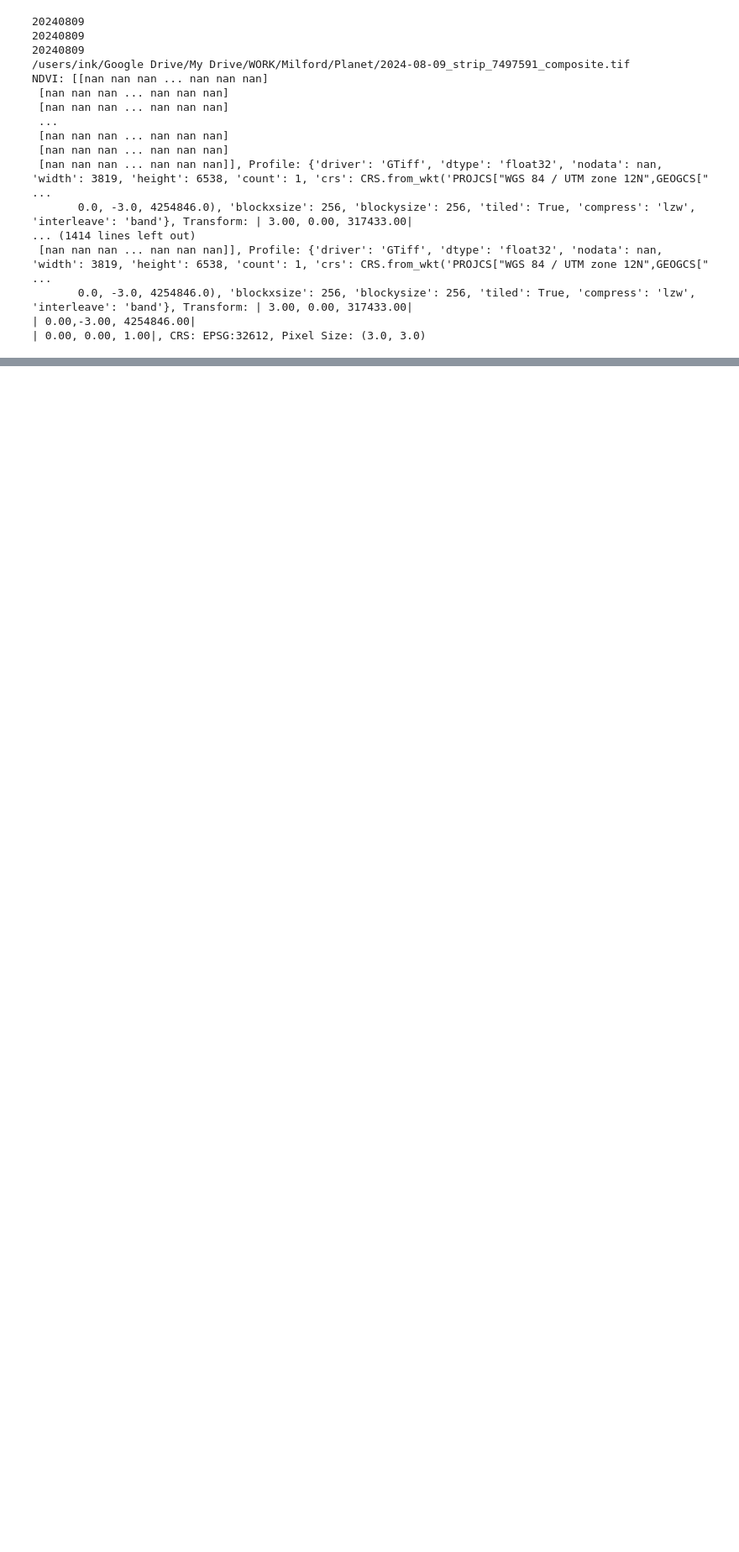
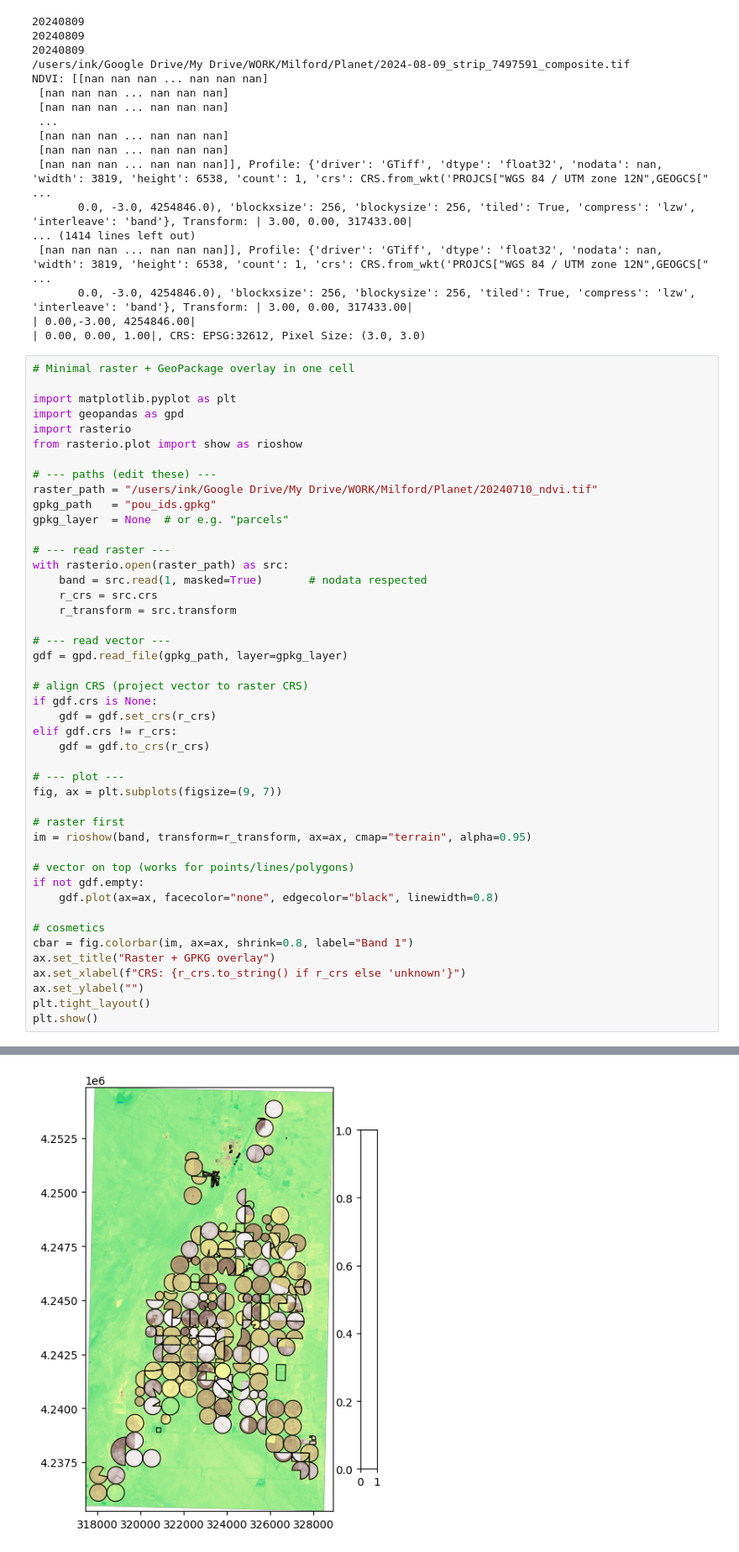
Before and after one commit to inkenbrandt/well_pump, a Jupyter notebook: planet_an.ipynb, the cells around one changed output, grey strips where cells are left out. Shown at 84% size. Drawn from its saved outputs; the diff is of its cells as text; blank space fills up the shorter version.

```diff
--- a/planet_an.ipynb
+++ b/planet_an.ipynb
@@ -257,3 +278,49 @@ NDVI: [[nan nan nan ... nan nan nan]
        0.0, -3.0, 4254846.0), 'blockxsize': 256, 'blockysize': 256, 'tiled': True, 'compress': 'lzw', 'interleave': 'band'}, Transform: | 3.00, 0.00, 317433.00|
 | 0.00,-3.00, 4254846.00|
 | 0.00, 0.00, 1.00|, CRS: EPSG:32612, Pixel Size: (3.0, 3.0)
+# %%
+# Minimal raster + GeoPackage overlay in one cell
+
+import matplotlib.pyplot as plt
+import geopandas as gpd
+import rasterio
+from rasterio.plot import show as rioshow
+
+# --- paths (edit these) ---
+raster_path = "/users/ink/Google Drive/My Drive/WORK/Milford/Planet/20240710_ndvi.tif"
+gpkg_path   = "pou_ids.gpkg"
+gpkg_layer  = None  # or e.g. "parcels"
+
+# --- read raster ---
+with rasterio.open(raster_path) as src:
+    band = src.read(1, masked=True)       # nodata respected
+    r_crs = src.crs
+    r_transform = src.transform
+
+# --- read vector ---
+gdf = gpd.read_file(gpkg_path, layer=gpkg_layer)
+
+# align CRS (project vector to raster CRS)
+if gdf.crs is None:
+    gdf = gdf.set_crs(r_crs)
+elif gdf.crs != r_crs:
+    gdf = gdf.to_crs(r_crs)
+
+# --- plot ---
+fig, ax = plt.subplots(figsize=(9, 7))
+
+# raster first
+im = rioshow(band, transform=r_transform, ax=ax, cmap="terrain", alpha=0.95)
+
+# vector on top (works for points/lines/polygons)
+if not gdf.empty:
+    gdf.plot(ax=ax, facecolor="none", edgecolor="black", linewidth=0.8)
+
+# cosmetics
+cbar = fig.colorbar(im, ax=ax, shrink=0.8, label="Band 1")
+ax.set_title("Raster + GPKG overlay")
+ax.set_xlabel(f"CRS: {r_crs.to_string() if r_crs else 'unknown'}")
+ax.set_ylabel("")
+plt.tight_layout()
+plt.show()
+# %% [output]
@@ -260,3 +328,4 @@ NDVI: [[nan nan nan ... nan nan nan]
+[figure, added]
 # %%
 from rasterstats import zonal_stats
 
```
Also changed, not shown: parts of 10 cells of this notebook, 16 other files.
